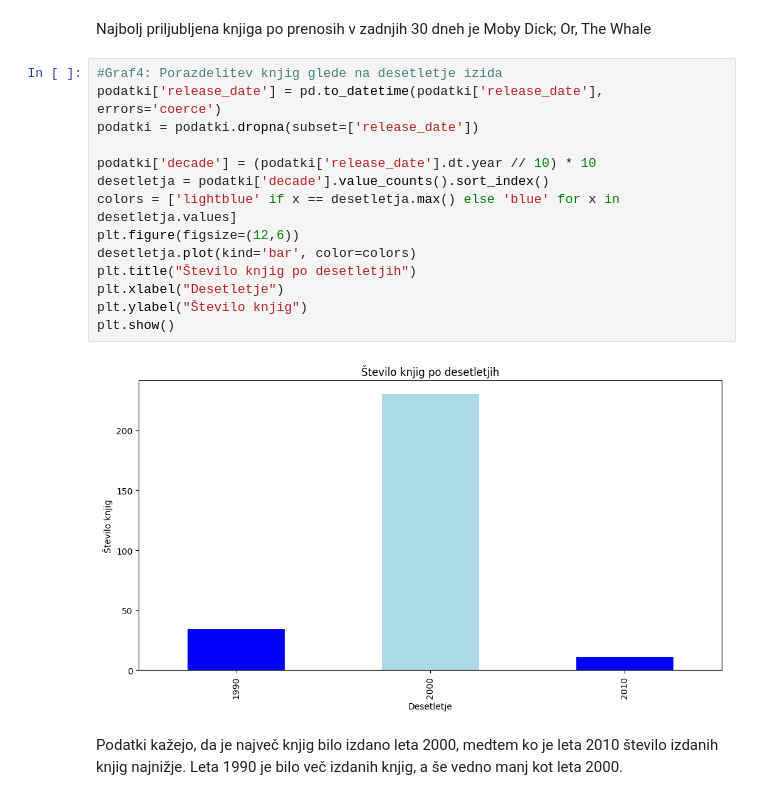
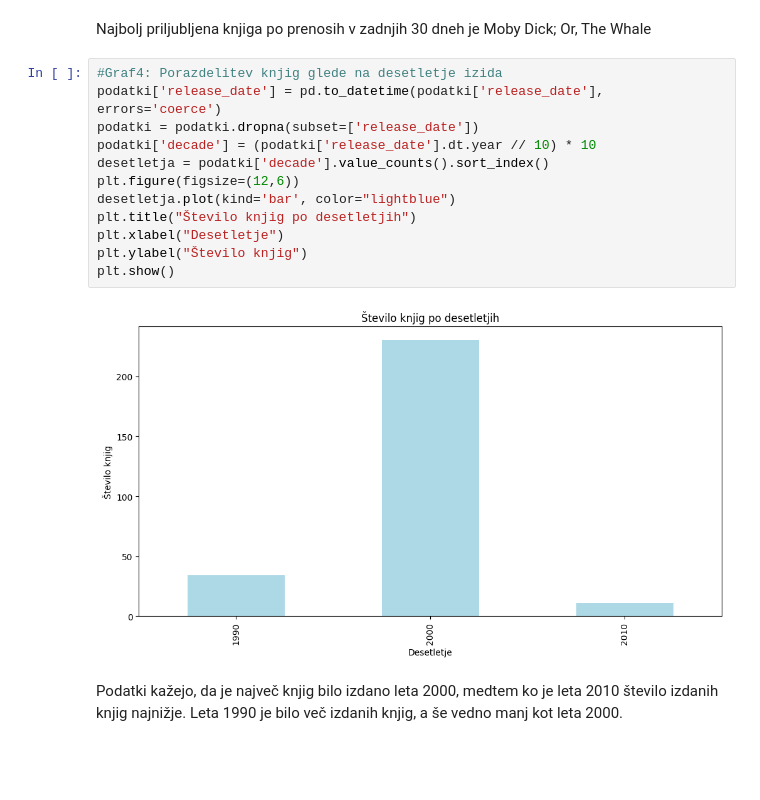
Before and after one commit to kajzrca/UVP-projekt, a Jupyter notebook: KNJIGE.ipynb, the cells around one changed output. Saved outputs shown, nothing was run; the diff lists cells and outputs as text; blank space fills up the shorter version.

```diff
--- a/KNJIGE.ipynb
+++ b/KNJIGE.ipynb
@@ -130,19 +130,17 @@ Najbolj priljubljena knjiga po prenosih v zadnjih 30 dneh je Moby Dick; Or, The
 # %%
 #Graf4: Porazdelitev knjig glede na desetletje izida
 podatki['release_date'] = pd.to_datetime(podatki['release_date'], errors='coerce')
 podatki = podatki.dropna(subset=['release_date'])
-
 podatki['decade'] = (podatki['release_date'].dt.year // 10) * 10
 desetletja = podatki['decade'].value_counts().sort_index()
-colors = ['lightblue' if x == desetletja.max() else 'blue' for x in desetletja.values]
 plt.figure(figsize=(12,6))
-desetletja.plot(kind='bar', color=colors)
+desetletja.plot(kind='bar', color="lightblue")
 plt.title("Število knjig po desetletjih")
 plt.xlabel("Desetletje")
 plt.ylabel("Število knjig")
 plt.show()
 # %% [output]
-[figure, old version]
+[figure, new version]
 # %% [markdown]
 Podatki kažejo, da je največ knjig bilo izdano leta 2000, medtem ko je leta 2010 število izdanih knjig najnižje. Leta 1990 je bilo več izdanih knjig, a še vedno manj kot leta 2000.
 # %%
```
Also changed, not shown: parts of 2 cells of this notebook.
